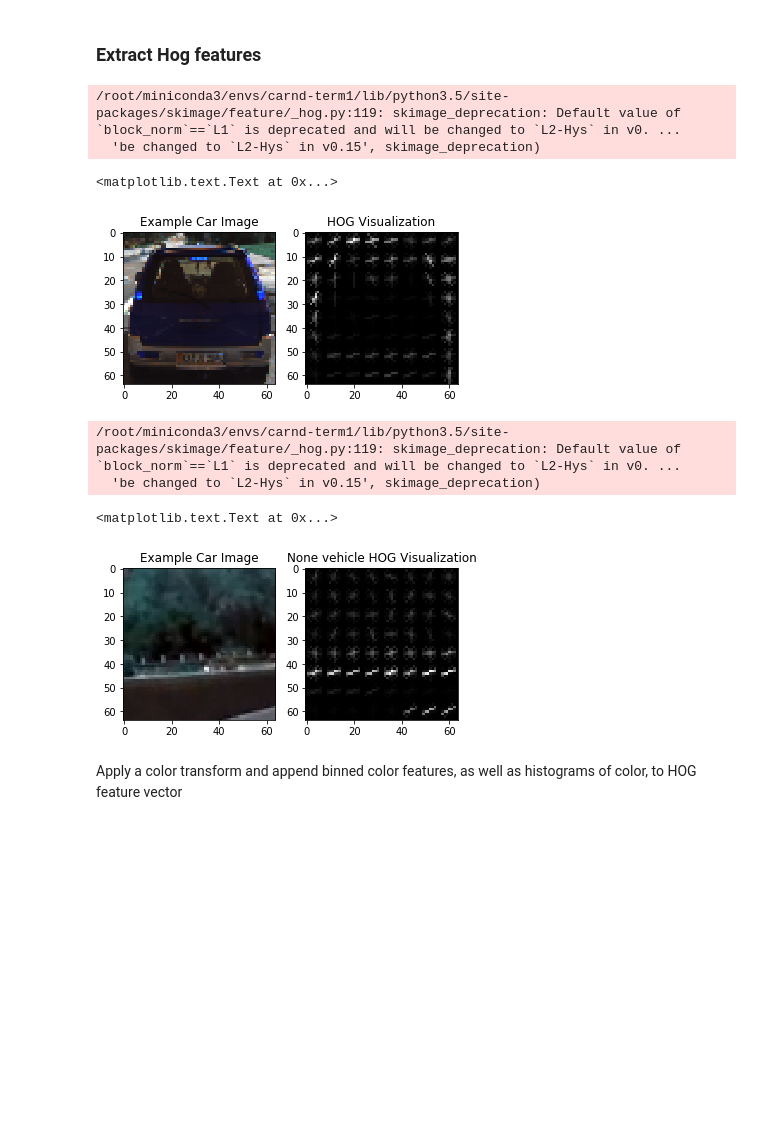
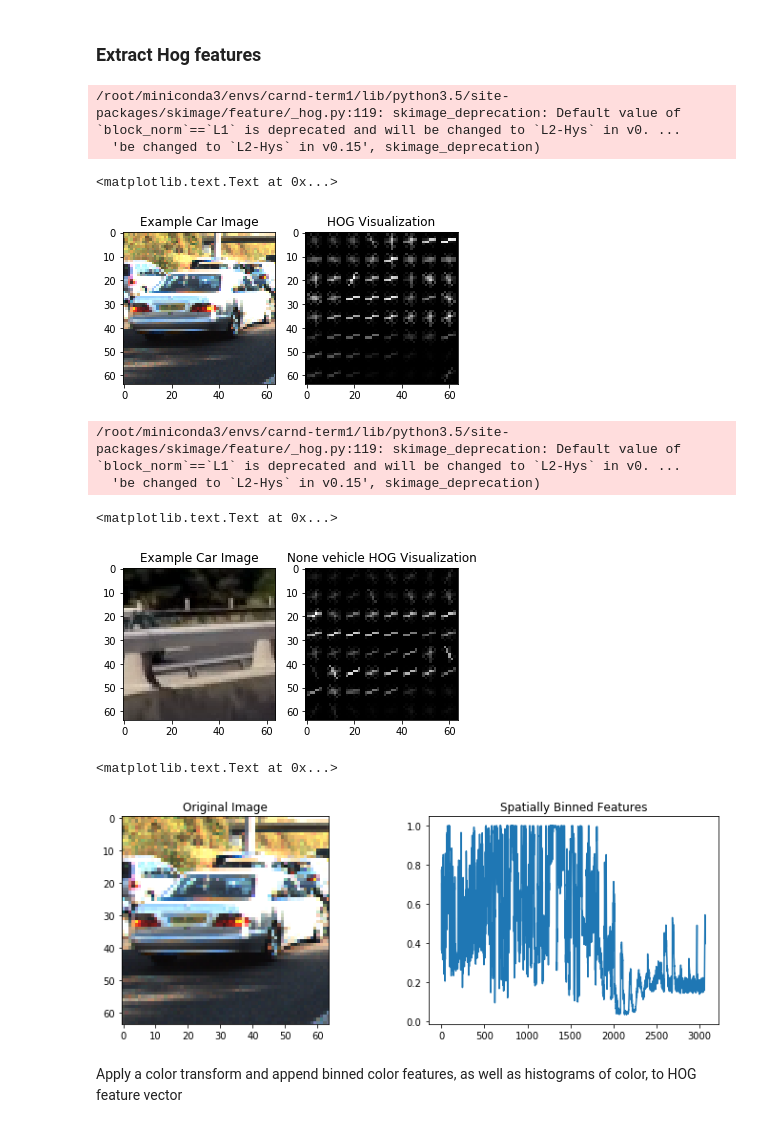
Before and after one commit to zezhou/CarND-Vehicle-Detection, a Jupyter notebook: p5.ipynb, the cells around one changed output. Cells and saved outputs as stored; diff of their text form; code cells hidden in the pictures; blank space fills up the shorter version.

```diff
--- a/p5.ipynb
+++ b/p5.ipynb
@@ -27,8 +27,8 @@ def load_data(data_dirs, limit = None):
         data_files = [f for f in os.listdir(data_dir) if f.endswith(".png")]
         for file in data_files:
             path = data_dir + file
-            img = cv2.imread(path)
-            #mpimg.imread(img)
+            #img = cv2.imread(path)
+            img = mpimg.imread(path)
             data.append(img)
             if limit is not None and len(data) >= limit:
                 break
@@ -153,7 +153,7 @@ plt.title('HOG Visualization')
 /root/miniconda3/envs/carnd-term1/lib/python3.5/site-packages/skimage/feature/_hog.py:119: skimage_deprecation: Default value of `block_norm`==`L1` is deprecated and will be changed to `L2-Hys` in v0. ...
   'be changed to `L2-Hys` in v0.15', skimage_deprecation)
 <matplotlib.text.Text at 0x...>
-[figure, old version]
+[figure, new version]
 # %%
 ind2 = np.random.randint(0, len(non_vehicles))
 image2 = non_vehicles[ind2]
@@ -174,7 +174,7 @@ plt.title('None vehicle HOG Visualization')
 /root/miniconda3/envs/carnd-term1/lib/python3.5/site-packages/skimage/feature/_hog.py:119: skimage_deprecation: Default value of `block_norm`==`L1` is deprecated and will be changed to `L2-Hys` in v0. ...
   'be changed to `L2-Hys` in v0.15', skimage_deprecation)
 <matplotlib.text.Text at 0x...>
-[figure, old version]
+[figure, new version]
 # %%
 # Define a function to compute binned color features
 def bin_spatial(img, size=(32, 32)):
@@ -182,6 +182,16 @@ def bin_spatial(img, size=(32, 32)):
     features = cv2.resize(img, size).ravel()
     # Return the feature vector
     return features
+# %%
+bin_spatial_res = bin_spatial(image)
+fig, (ax1, ax2)= plt.subplots(1,2, figsize = (12,4))
+ax1.imshow(image)
+ax1.set_title('Original Image')
+ax2.plot(bin_spatial_res)
+ax2.set_title('Spatially Binned Features')
+# %% [output]
+<matplotlib.text.Text at 0x...>
+[figure, added]
 # %% [markdown]
 Apply a color transform and append binned color features, as well as histograms of color, to  HOG feature vector
 # %%
```
Also changed, not shown: parts of 33 cells of this notebook, 3 other files.
